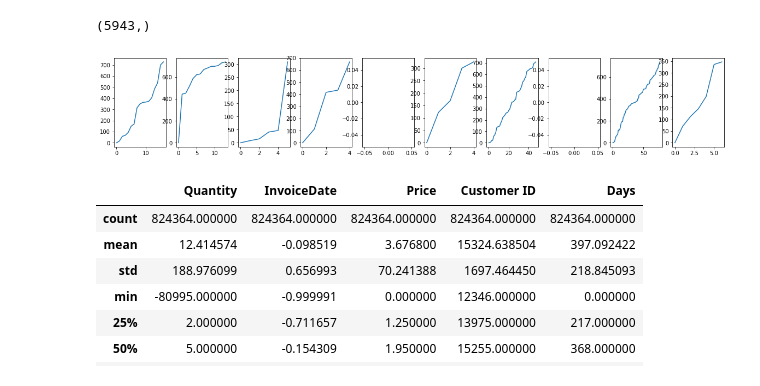
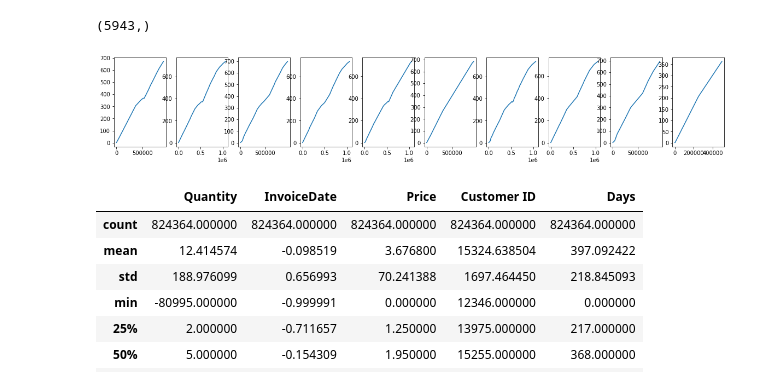
Before and after one commit to kbpositive/machine-learning, a Jupyter notebook: ChurnPredictor/predictor.ipynb, the cells around one changed output. Saved outputs shown, nothing was run; the diff lists cells and outputs as text; code cells hidden in the pictures.

```diff
--- a/ChurnPredictor/predictor.ipynb
+++ b/ChurnPredictor/predictor.ipynb
@@ -116,13 +116,13 @@ dataById = [data[data["Customer ID"] == Id] for Id in data["Customer ID"].unique
 (5943,)
 # %%
 plots = 10
-offset = 10
+offset = 40
 axs = plt.subplots(1,plots,figsize=(plots*2,3))[1]
 
 for n in range(plots):
-    axs[n].plot(dataById[n+offset]['Days'].unique())
+    axs[n].plot(dataById[n+offset]['Days'])
 # %% [output]
-[figure, old version]
+[figure, new version]
 # %%
 validData = pd.DataFrame(data.dropna(subset=['Customer ID']))
 validData.describe()
```
Also changed, not shown: parts of 3 cells of this notebook.
